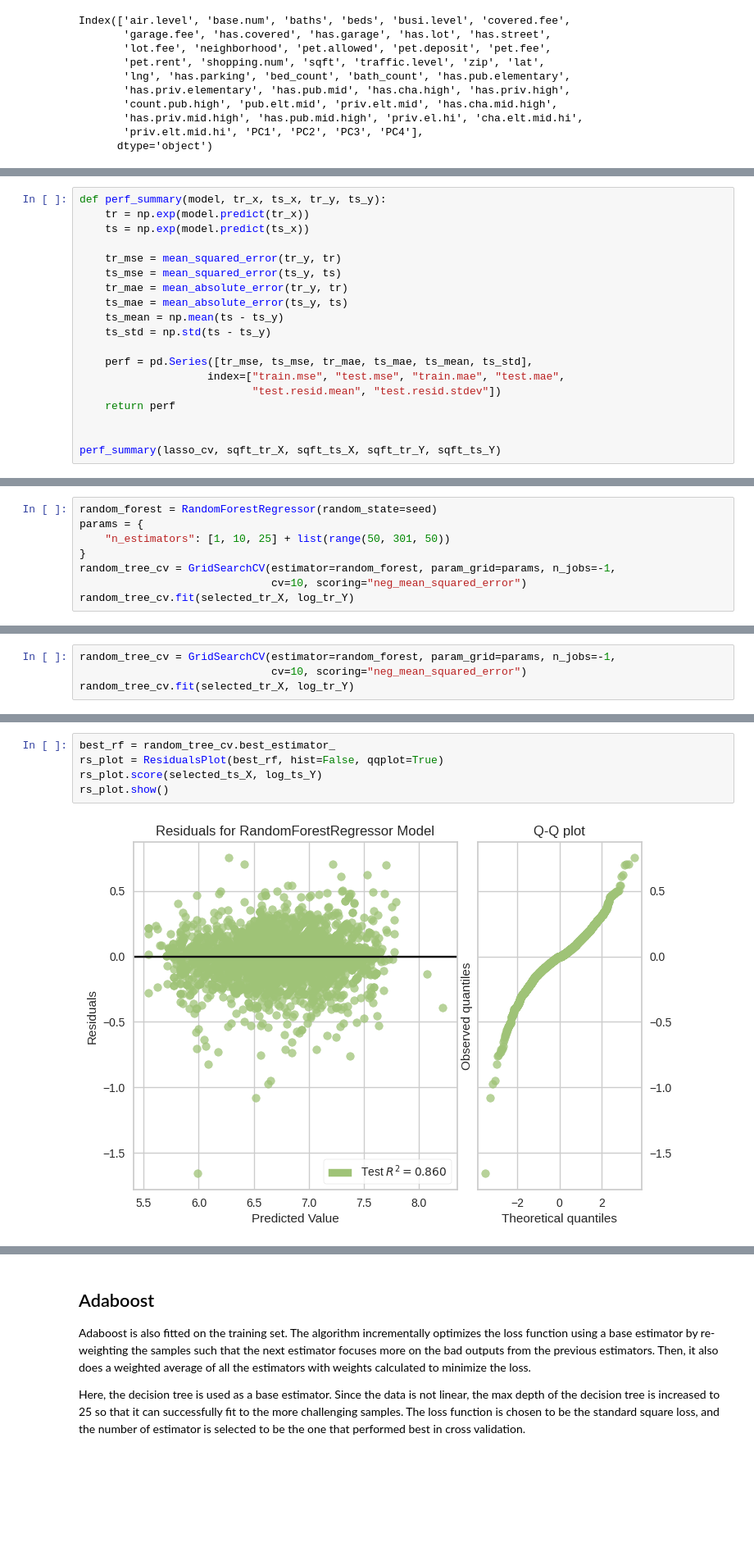
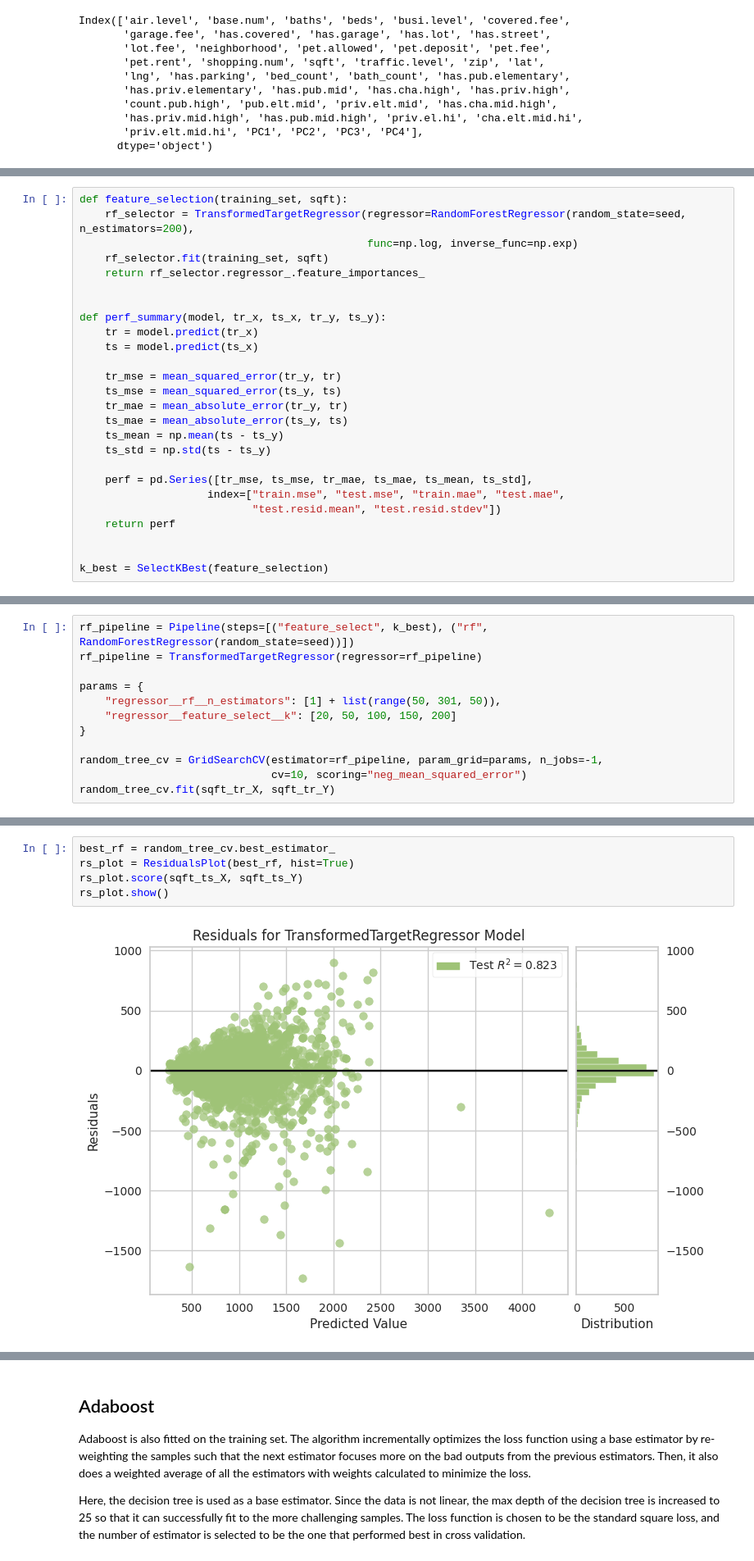
Before and after one commit to shilongdai/Analysis, a Jupyter notebook: Apartments/Apartment Sqft.ipynb, the cells around one changed output, grey strips where cells are left out. Shown at 82% size. Cells and saved outputs as stored; diff of their text form; blank space fills up the shorter version.

Commit message:
re-wrote the CV with pipelines

```diff
--- a/Apartments/Apartment Sqft.ipynb
+++ b/Apartments/Apartment Sqft.ipynb
@@ -197,7 +113,14 @@ that the model under-predicts the sqft on average.
 # %%
+def feature_selection(training_set, sqft):
+    rf_selector = TransformedTargetRegressor(regressor=RandomForestRegressor(random_state=seed, n_estimators=200),
+                                             func=np.log, inverse_func=np.exp)
+    rf_selector.fit(training_set, sqft)
+    return rf_selector.regressor_.feature_importances_
+
+
 def perf_summary(model, tr_x, ts_x, tr_y, ts_y):
-    tr = np.exp(model.predict(tr_x))
-    ts = np.exp(model.predict(ts_x))
+    tr = model.predict(tr_x)
+    ts = model.predict(ts_x)
 
     tr_mse = mean_squared_error(tr_y, tr)
     ts_mse = mean_squared_error(ts_y, ts)
@@ -212,4 +135,4 @@ def perf_summary(model, tr_x, ts_x, tr_y, ts_y):
     return perf
 
 
-perf_summary(lasso_cv, sqft_tr_X, sqft_ts_X, sqft_tr_Y, sqft_ts_Y)
+k_best = SelectKBest(feature_selection)
@@ -229,9 +146,13 @@ of features per tree is calculated using the standard $\sqrt{n\_features}$ formu
 # %%
-random_forest = RandomForestRegressor(random_state=seed)
+rf_pipeline = Pipeline(steps=[("feature_select", k_best), ("rf", RandomForestRegressor(random_state=seed))])
+rf_pipeline = TransformedTargetRegressor(regressor=rf_pipeline)
+
 params = {
-    "n_estimators": [1, 10, 25] + list(range(50, 301, 50))
+    "regressor__rf__n_estimators": [1] + list(range(50, 301, 50)),
+    "regressor__feature_select__k": [20, 50, 100, 150, 200]
 }
-random_tree_cv = GridSearchCV(estimator=random_forest, param_grid=params, n_jobs=-1,
+
+random_tree_cv = GridSearchCV(estimator=rf_pipeline, param_grid=params, n_jobs=-1,
                               cv=10, scoring="neg_mean_squared_error")
-random_tree_cv.fit(selected_tr_X, log_tr_Y)
+random_tree_cv.fit(sqft_tr_X, sqft_tr_Y)
 # %% [output]
@@ -311,4 +169,0 @@ fitted again with the reduced feature set.
-# %%
-random_tree_cv = GridSearchCV(estimator=random_forest, param_grid=params, n_jobs=-1,
-                              cv=10, scoring="neg_mean_squared_error")
-random_tree_cv.fit(selected_tr_X, log_tr_Y)
@@ -349,7 +222,7 @@ means that the model still under-predict a little. It also has a slight inverse
 # %%
 best_rf = random_tree_cv.best_estimator_
-rs_plot = ResidualsPlot(best_rf, hist=False, qqplot=True)
-rs_plot.score(selected_ts_X, log_ts_Y)
+rs_plot = ResidualsPlot(best_rf, hist=True)
+rs_plot.score(sqft_ts_X, sqft_ts_Y)
 rs_plot.show()
 # %% [output]
-[figure, old version]
+[figure, new version]
```
Also changed, not shown: parts of 77 cells of this notebook.
